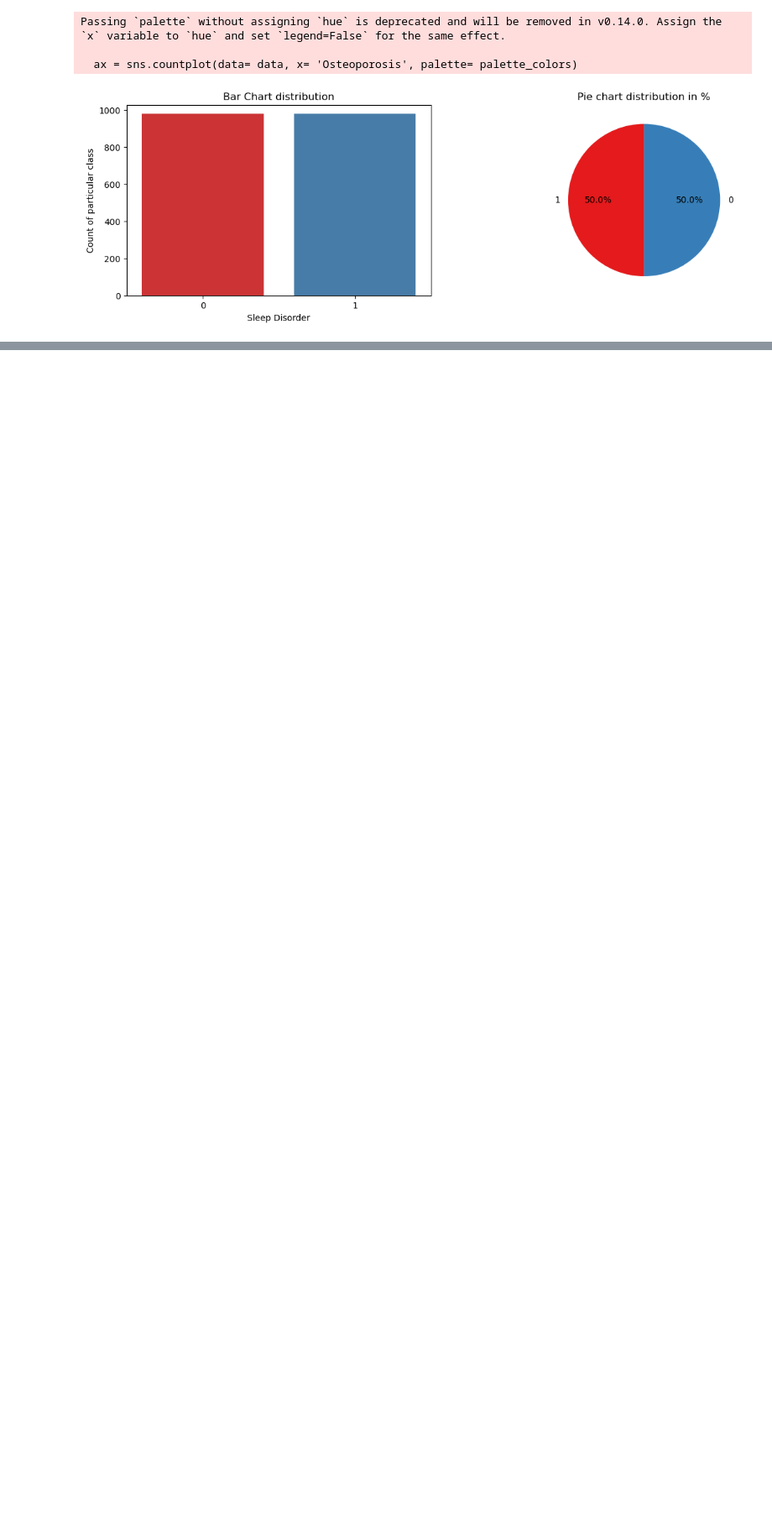
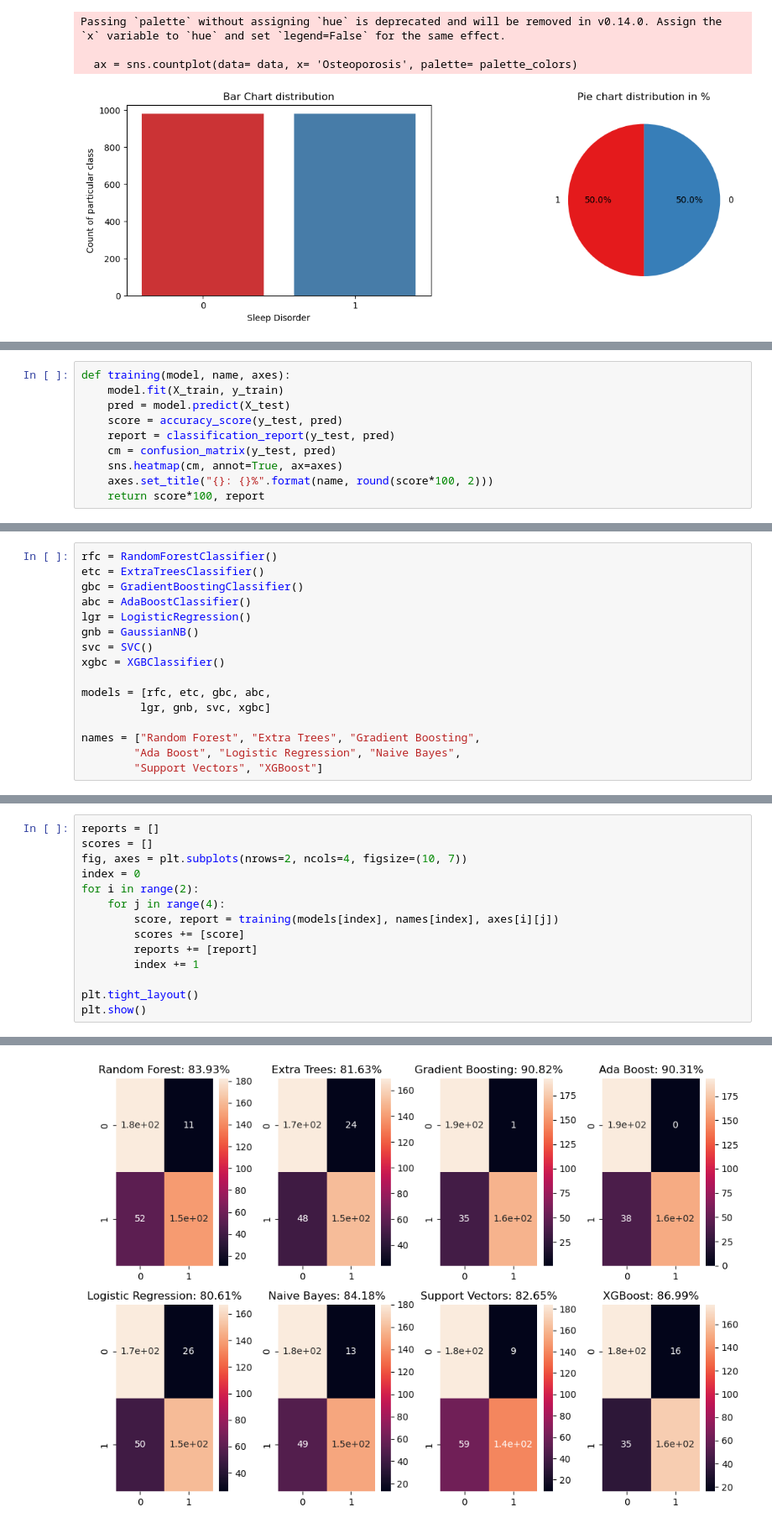
Before and after one commit to NavyaSai-V/Predicting-Osteoporosis-Risk, a Jupyter notebook: Osteoporrosis.ipynb, the cells around one changed output, grey strips where cells are left out. Shown at 84% size. Saved outputs shown, nothing was run; the diff lists cells and outputs as text; blank space fills up the shorter version.

```diff
--- a/Osteoporrosis.ipynb
+++ b/Osteoporrosis.ipynb
@@ -297,0 +381,10 @@ Passing `palette` without assigning `hue` is deprecated and will be removed in v
+# %%
+def training(model, name, axes):
+    model.fit(X_train, y_train)
+    pred = model.predict(X_test)
+    score = accuracy_score(y_test, pred)
+    report = classification_report(y_test, pred)
+    cm = confusion_matrix(y_test, pred)
+    sns.heatmap(cm, annot=True, ax=axes)
+    axes.set_title("{}: {}%".format(name, round(score*100, 2)))
+    return score*100, report
@@ -297,0 +393,16 @@ Passing `palette` without assigning `hue` is deprecated and will be removed in v
+# %%
+rfc = RandomForestClassifier()
+etc = ExtraTreesClassifier()
+gbc = GradientBoostingClassifier()
+abc = AdaBoostClassifier()
+lgr = LogisticRegression()
+gnb = GaussianNB()
+svc = SVC()
+xgbc = XGBClassifier()
+
+models = [rfc, etc, gbc, abc,
+         lgr, gnb, svc, xgbc]
+
+names = ["Random Forest", "Extra Trees", "Gradient Boosting",
+        "Ada Boost", "Logistic Regression", "Naive Bayes",
+        "Support Vectors", "XGBoost"]
@@ -297,0 +411,15 @@ Passing `palette` without assigning `hue` is deprecated and will be removed in v
+# %%
+reports = []
+scores = []
+fig, axes = plt.subplots(nrows=2, ncols=4, figsize=(10, 7))
+index = 0
+for i in range(2):
+    for j in range(4):
+        score, report = training(models[index], names[index], axes[i][j])
+        scores += [score]
+        reports += [report]
+        index += 1
+
+plt.tight_layout()
+plt.show()
+# %% [output]
@@ -297,0 +427 @@ Passing `palette` without assigning `hue` is deprecated and will be removed in v
+[figure, added]
```
Also changed, not shown: parts of 28 cells of this notebook.
